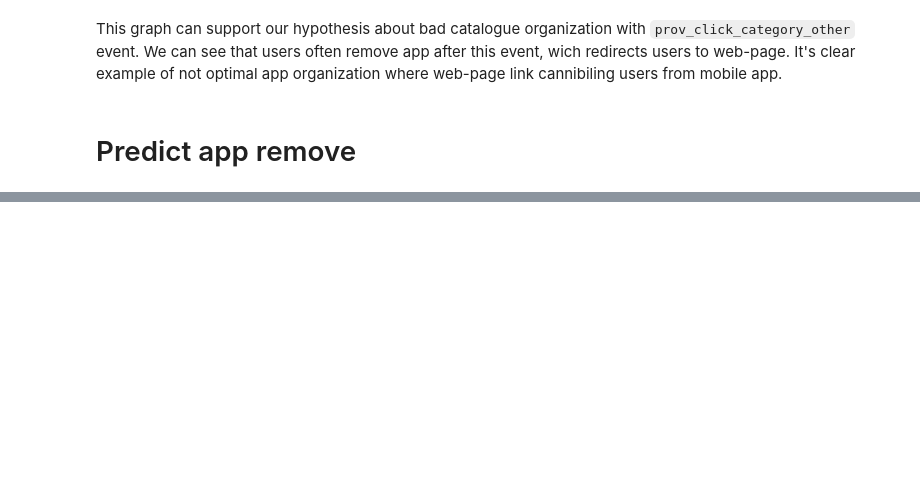
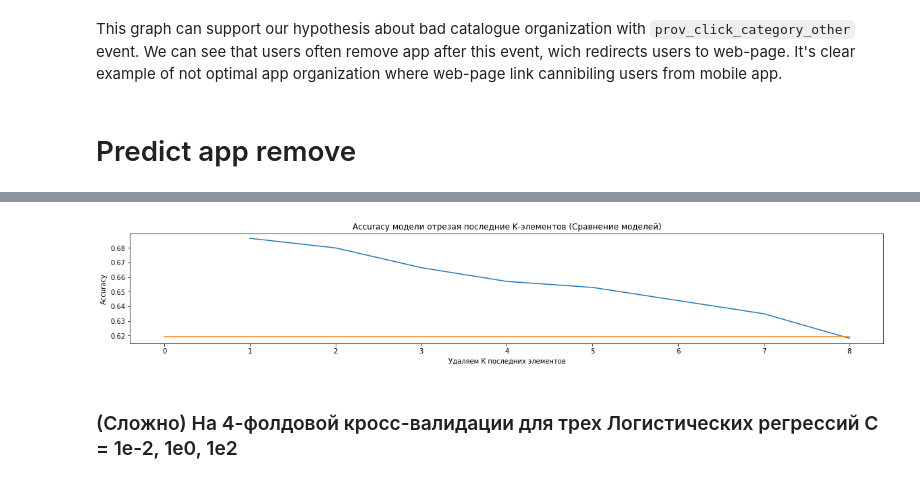
Before and after one commit to retentioneering/retentioneering-tools, a Jupyter notebook: examples/mobile-app-case.ipynb, the cells around one changed output, grey strips where cells are left out. Cells and saved outputs as stored; diff of their text form; code cells hidden in the pictures; blank space fills up the shorter version.

```diff
--- a/examples/mobile-app-case.ipynb
+++ b/examples/mobile-app-case.ipynb
@@ -140,0 +184,18 @@ model.permutation_importance(features_test, target, thresh=0.6)
+# %%
+y_list = df_results[9]
+x_list = list(df_results.index)
+
+plt.figure(figsize = (20, 3))
+plt.title('%s модели отрезая последние K-элементов (Сравнение моделей)'%metric_name)
+
+plt.plot(x_list, y_list)
+mean_target = model.target.mean()
+plt.plot( [0, max(df_results.index)], [mean_target, mean_target], label = 'All 1 prediction')
+
+plt.ylabel('%s'%metric_name)
+plt.xlabel('Удаляем К последних элементов')
+plt.show()
+# %% [output]
+[figure, added]
+# %% [markdown]
+### (Сложно) На 4-фолдовой кросс-валидации для трех Логистических регрессий C = 1e-2, 1e0, 1e2
```
Also changed, not shown: parts of 22 cells of this notebook, 32 other files.
